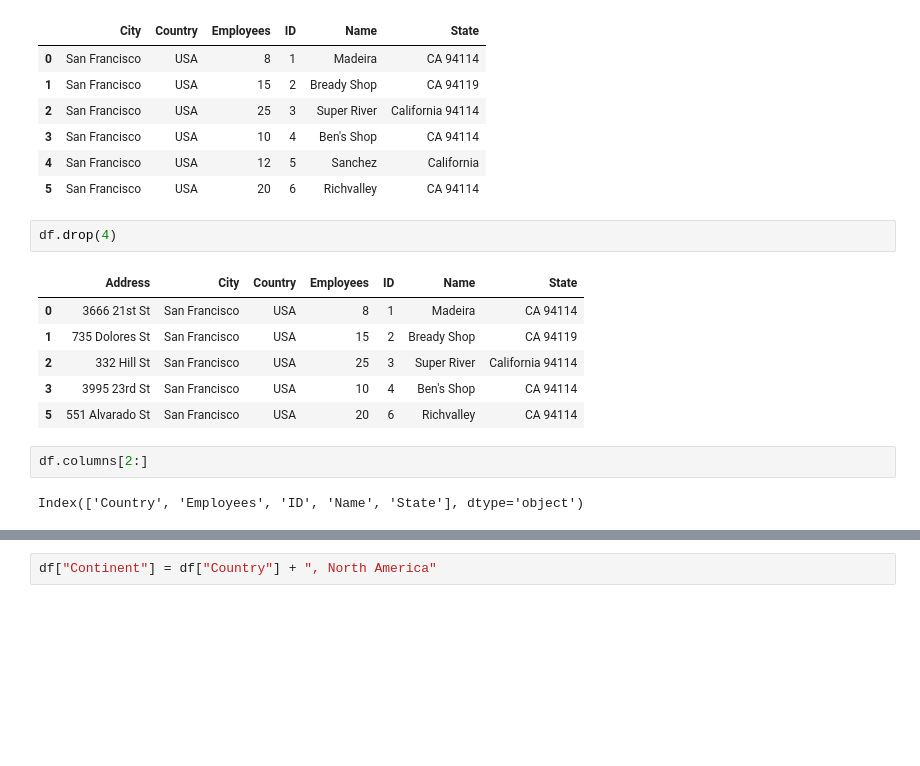
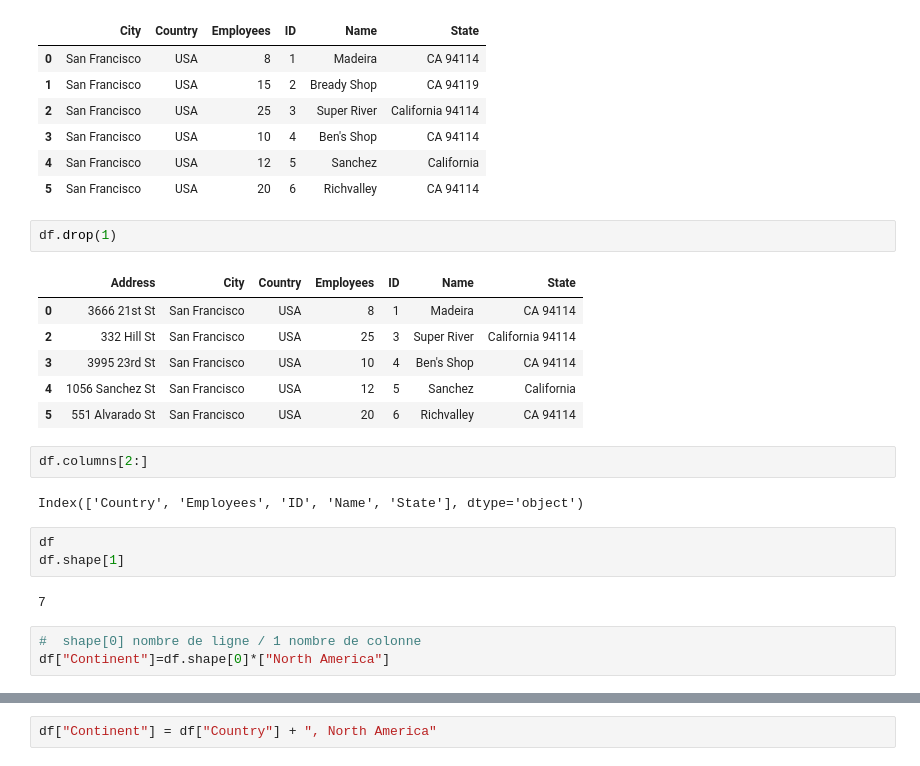
Before and after one commit to nguyeti/mooc_python_10_app, a Jupyter notebook: pandas/dml_df.ipynb, the cells around one changed output, grey strips where cells are left out. Cells and saved outputs as stored; diff of their text form; blank space fills up the shorter version.

```diff
--- a/pandas/dml_df.ipynb
+++ b/pandas/dml_df.ipynb
@@ -119,18 +118,26 @@ df.drop("Address",1)
 | 4 | San Francisco | USA | 12 | 5 | Sanchez | California |
 | 5 | San Francisco | USA | 20 | 6 | Richvalley | CA 94114 |
 # %%
-df.drop(4)
+df.drop(1)
 # %% [output]
 |  | Address | City | Country | Employees | ID | Name | State |
 | 0 | 3666 21st St | San Francisco | USA | 8 | 1 | Madeira | CA 94114 |
-| 1 | 735 Dolores St | San Francisco | USA | 15 | 2 | Bready Shop | CA 94119 |
 | 2 | 332 Hill St | San Francisco | USA | 25 | 3 | Super River | California 94114 |
 | 3 | 3995 23rd St | San Francisco | USA | 10 | 4 | Ben's Shop | CA 94114 |
+| 4 | 1056 Sanchez St | San Francisco | USA | 12 | 5 | Sanchez | California |
 | 5 | 551 Alvarado St | San Francisco | USA | 20 | 6 | Richvalley | CA 94114 |
 # %%
 df.columns[2:]
 # %% [output]
 Index(['Country', 'Employees', 'ID', 'Name', 'State'], dtype='object')
+# %%
+df
+df.shape[1]
+# %% [output]
+7
+# %%
+#  shape[0] nombre de ligne / 1 nombre de colonne
+df["Continent"]=df.shape[0]*["North America"]
 # %%
 df
 # %% [output]
```
Also changed, not shown: parts of 19 cells of this notebook, 4 other files.
